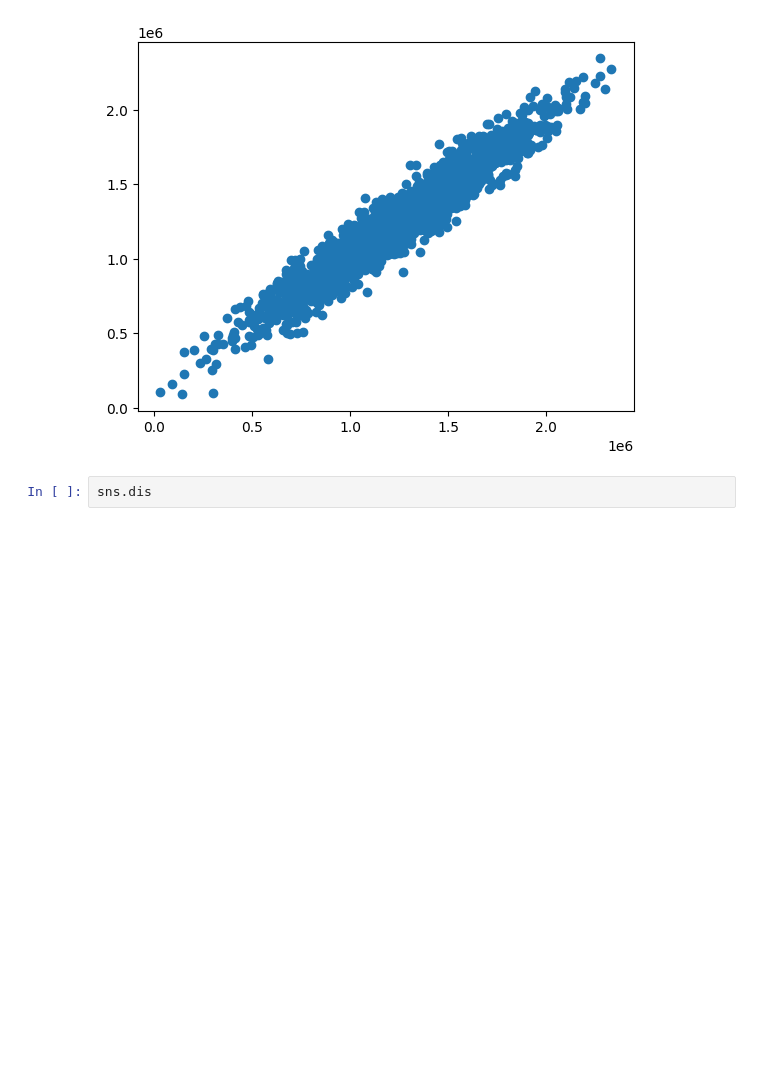
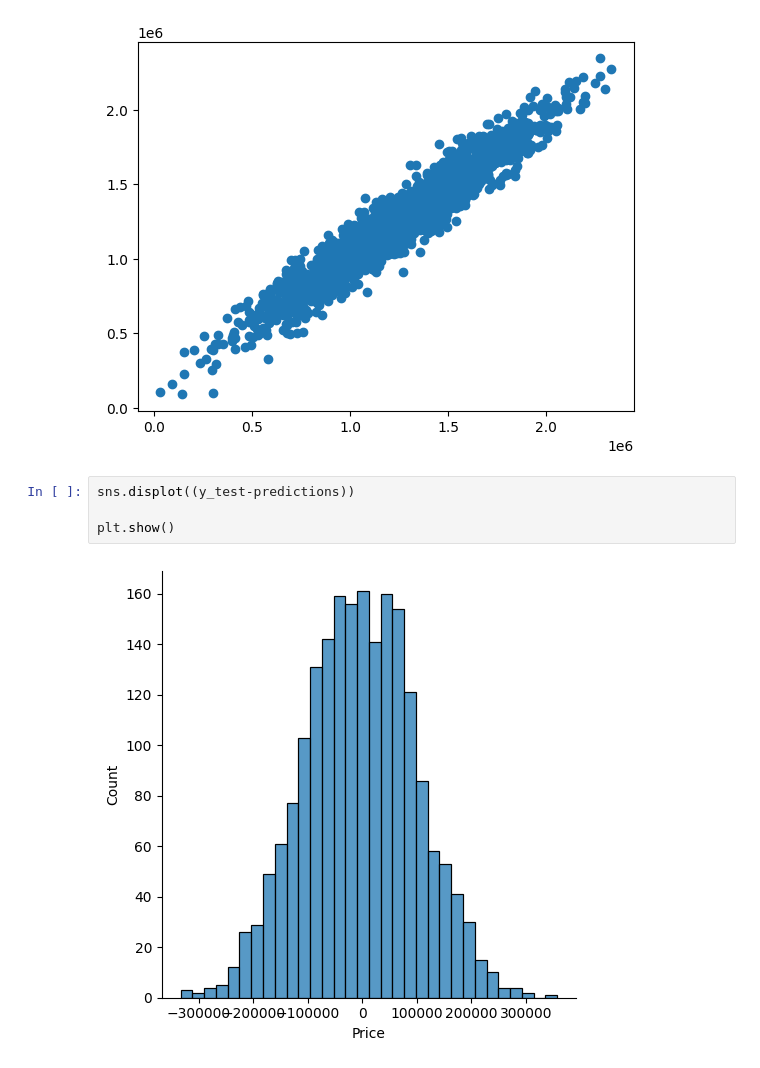
Before and after one commit to Gbohunmi/Python-for-Data-Science-and-Machine-Learning-Bootcamp-master, a Jupyter notebook: 11-Linear-Regression/Linear_Regression.ipynb, the cells around one changed output. Saved outputs shown, nothing was run; the diff lists cells and outputs as text; blank space fills up the shorter version.

Commit message:
Predictions Distribution Plot

```diff
--- a/11-Linear-Regression/Linear_Regression.ipynb
+++ b/11-Linear-Regression/Linear_Regression.ipynb
@@ -176,5 +176,9 @@ plt.scatter(y_test, predictions)
 # %% [output]
 <matplotlib.collections.PathCollection at 0x...>
 [figure]
-# %%
-sns.dis
+# %%
+sns.displot((y_test-predictions))
+
+plt.show()
+# %% [output]
+[figure, added]
```
